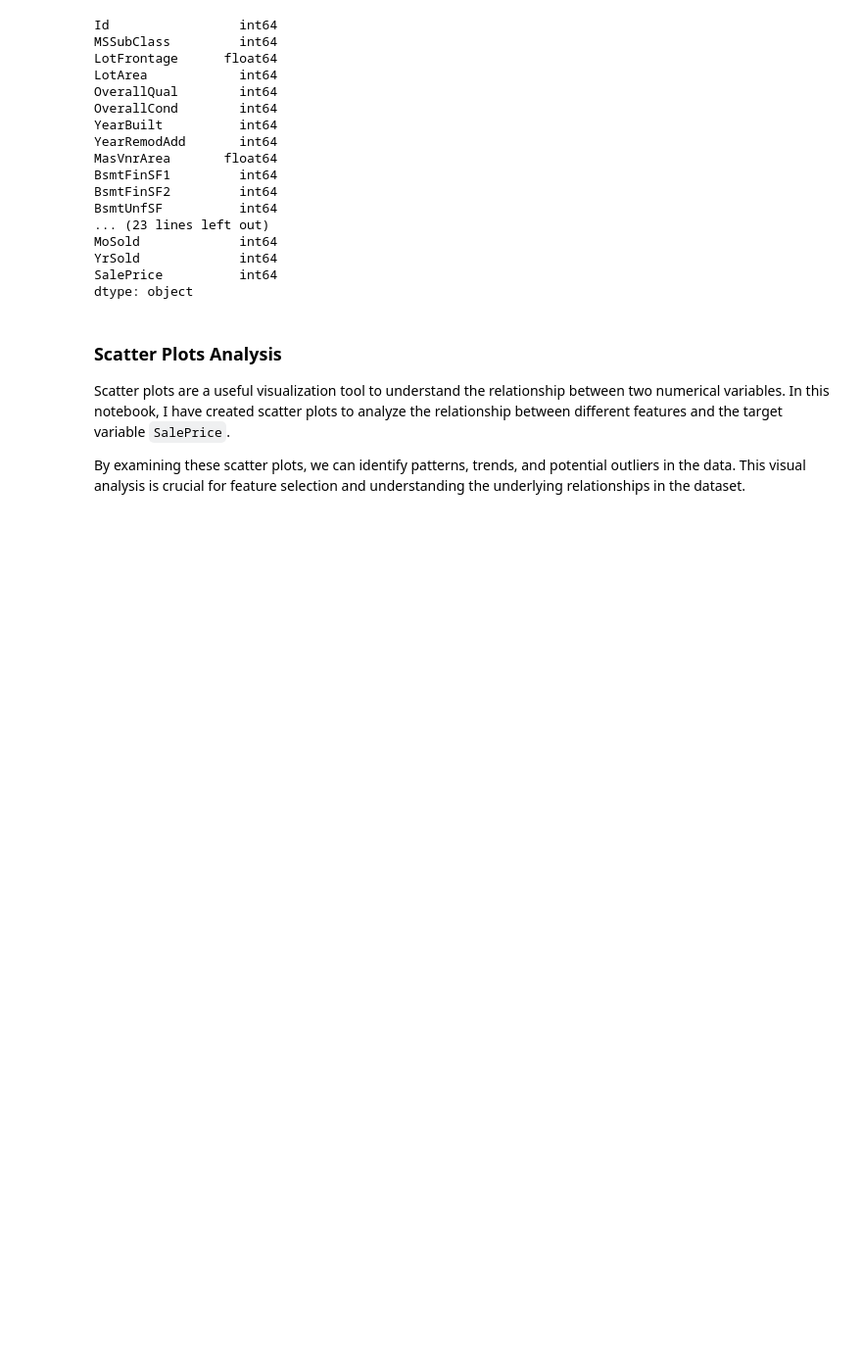
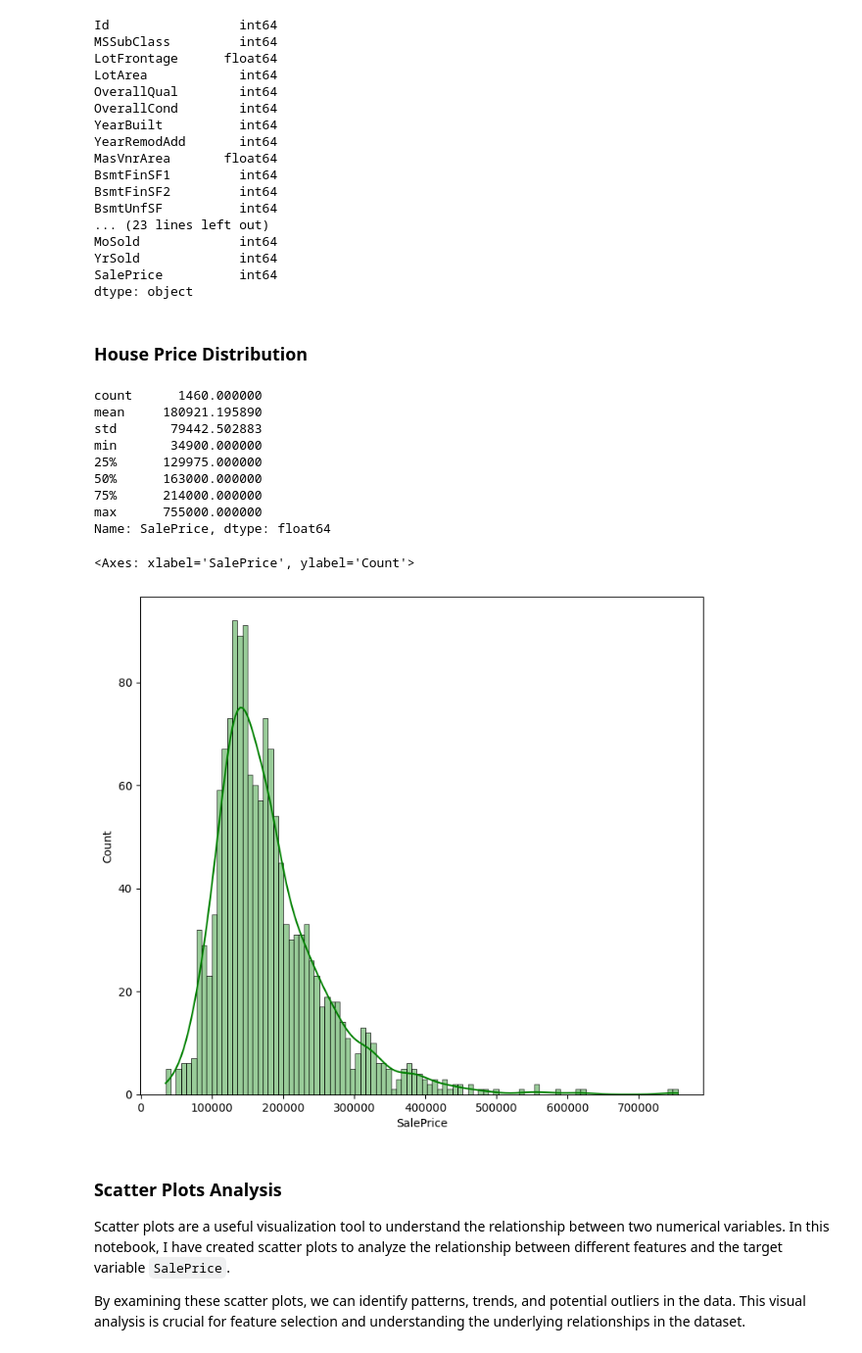
Before and after one commit to Veni8760/Machine_Learning_House_Prediction_Project, a Jupyter notebook: notebooks/notebook.ipynb, the cells around one changed output. Shown at 98% size. Cells and saved outputs as stored; diff of their text form; code cells hidden in the pictures; blank space fills up the shorter version.

```diff
--- a/notebooks/notebook.ipynb
+++ b/notebooks/notebook.ipynb
@@ -86,6 +161,24 @@ MoSold             int64
 YrSold             int64
 SalePrice          int64
 dtype: object
+# %% [markdown]
+### House Price Distribution
+# %%
+print(df['SalePrice'].describe())
+plt.figure(figsize=(9, 8))
+sns.histplot(df['SalePrice'], color='g', bins=100, kde=True, alpha=0.4)
+# %% [output]
+count      1460.000000
+mean     180921.195890
+std       79442.502883
+min       34900.000000
+25%      129975.000000
+50%      163000.000000
+75%      214000.000000
+max      755000.000000
+Name: SalePrice, dtype: float64
+<Axes: xlabel='SalePrice', ylabel='Count'>
+[figure, added]
 # %% [markdown]
 ### Scatter Plots Analysis
 
```
Also changed, not shown: parts of 78 cells of this notebook, 3 other files.
